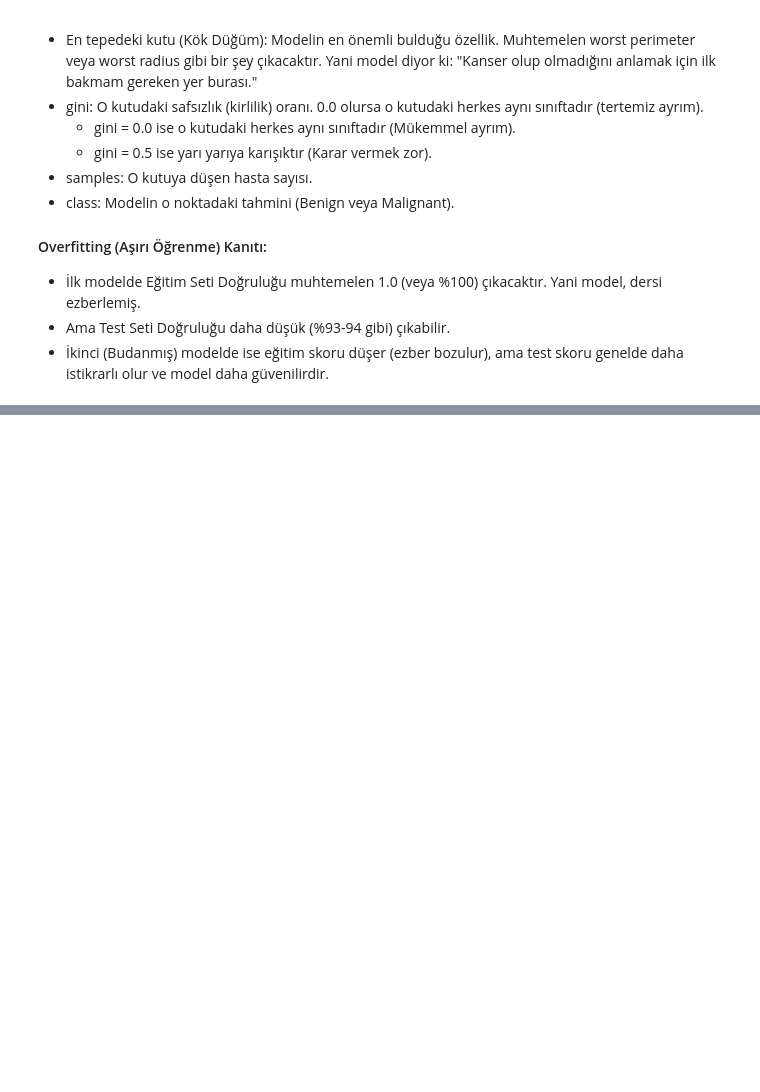
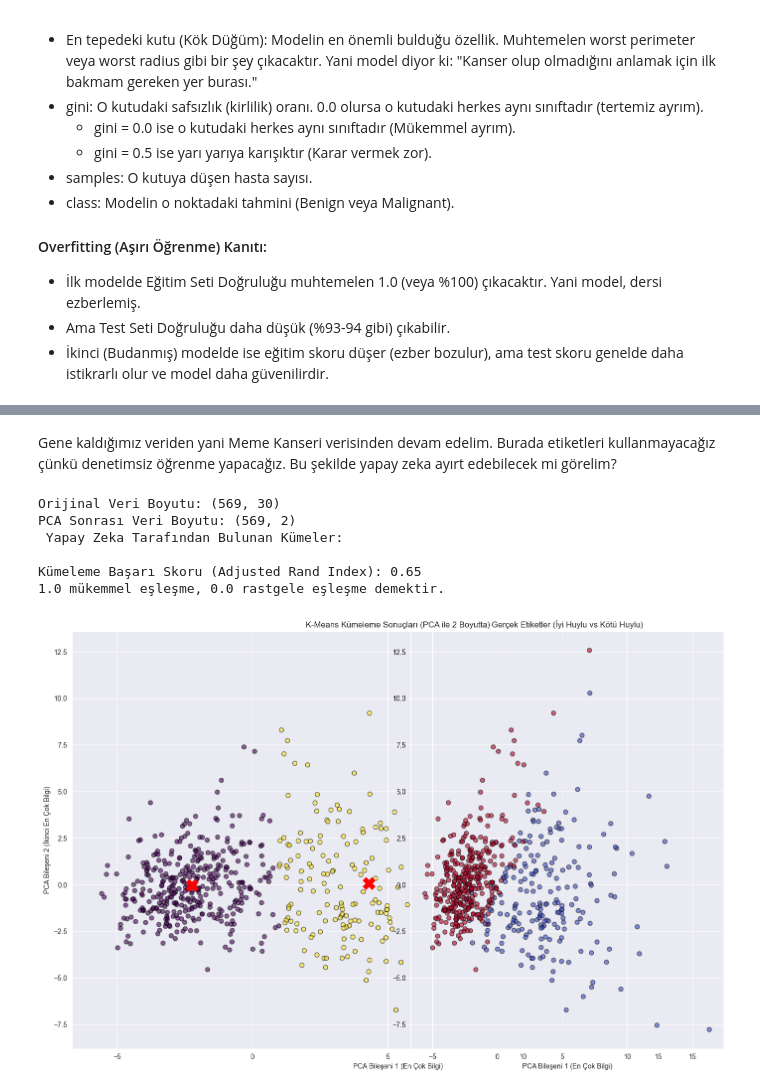
Before and after one commit to MelihKotman/Python-Data-Science-Learnings-With-Doc, a Jupyter notebook: Self-Learnings/learning_lab.ipynb, the cells around one changed output, grey strips where cells are left out. Saved outputs shown, nothing was run; the diff lists cells and outputs as text; code cells hidden in the pictures; blank space fills up the shorter version.

```diff
--- a/Self-Learnings/learning_lab.ipynb
+++ b/Self-Learnings/learning_lab.ipynb
@@ -649,0 +840,68 @@ Test Doğruluğu: 0.95
+# %% [markdown]
+Gene kaldığımız veriden yani Meme Kanseri verisinden devam edelim. Burada etiketleri kullanmayacağız çünkü denetimsiz öğrenme yapacağız. Bu şekilde yapay zeka ayırt edebilecek mi görelim?
+# %%
+import matplotlib.pyplot as plt
+from sklearn.datasets import load_breast_cancer
+from sklearn.preprocessing import StandardScaler # Ölçeklendirme
+from sklearn.cluster import KMeans # Kümeleme
+from sklearn.decomposition import PCA
+import pandas as pd
+import numpy as np
+
+# Veri Setini Hazırlama
+# Model sadece X'i görecek, y(gerçek cevaplar) bizde olacaktır.
+data = load_breast_cancer()
+X = data.data
+y_true = data.target # Gerçek etiketler (0: Kötü Huylu, 1: İyi Huylu) En son değerlendirme için kullanacağız.
+
+print(f"Orijinal Veri Boyutu: {X.shape}") # Orijinal veri boyutu
+
+# Ölçeklendirme (K-Means mesafe bazlıdır, ölçeklendirme gerektirir)
+scaler = StandardScaler()
+X_scaled = scaler.fit_transform(X) # Veriyi ölçeklendirme
+
+# PCA ile Boyut İndirgeme (30 boyuttan 2 boyuta)
+pca = PCA(n_components=2) # 2 bileşene indirgeme
+X_pca = pca.fit_transform(X_scaled) # Veriyi PCA ile dönüştürme
+
+print(f"PCA Sonrası Veri Boyutu: {X_pca.shape}")
+
+# K-Means Modeli (Denetimsiz Öğretme)
+# Biz 2 grup olduğunu bildiğimiz için n_clusters=2 yapıyoruz. (İyi Huylu ve Kötü Huylu)
+kmeans = KMeans(n_clusters=2, random_state=42, n_init=10) # 2 küme, 42 random state, 10 başlangıç
+clusters = kmeans.fit_predict(X_scaled) # PCA ile değil ölçeklendirilmiş veri ile kümeleme yapıyoruz
+
+# Görselleştirme (PCA Düzleminde)
+plt.figure(figsize =(14, 10))
+print(" Yapay Zeka Tarafından Bulunan Kümeler:")
+plt.scatter(X_pca[:, 0], X_pca[:, 1], c=clusters, cmap='viridis', alpha=0.6, edgecolors='k', s= 40) # Küme renkleri
+# Merkezleri de PCA düzleminde çizelim
+centers_pca = pca.transform(kmeans.cluster_centers_) # Merkezleri PCA
+plt.scatter(centers_pca[:, 0], centers_pca[:, 1], c='red', s=300, marker='X', label='Merkezler') # Merkezler
+plt.title("K-Means Kümeleme Sonuçları (PCA ile 2 Boyutta)")
+plt.xlabel('PCA Bileşeni 1 (En Çok Bilgi)')
+plt.ylabel('PCA Bileşeni 2 (İkinci En Çok Bilgi)')
+plt.legend()
+
+# Gerçek Etiketlerle Karşılaştırma
+plt.subplot(1, 2, 2) # 1 satır 2 sütun, 2. grafik
+plt.scatter(X_pca[:, 0], X_pca[:, 1], c=y_true, cmap='coolwarm', alpha=0.6, edgecolors='k', s= 40) # Gerçek etiket renkleri
+plt.title("Gerçek Etiketler (İyi Huylu vs Kötü Huylu)")
+plt.xlabel('PCA Bileşeni 1 (En Çok Bilgi)')
+
+plt.tight_layout()
+
+# Başarı Analizi (Etiket Olmadan Ne Kadar Doğru Sınıflandırdı?)
+# Küme etiketleri rastgele atanabilir, bu yüzden doğruluk oranı %50 civarında olabilir. Grup etiketlerini eşleştirerek değerlendirme yapalım.
+from sklearn.metrics import adjusted_rand_score
+score = adjusted_rand_score(y_true, clusters) # Kümeleme başarısı
+print(f"\nKümeleme Başarı Skoru (Adjusted Rand Index): {score:.2f}")
+print("1.0 mükemmel eşleşme, 0.0 rastgele eşleşme demektir.")
+# %% [output]
+Orijinal Veri Boyutu: (569, 30)
+PCA Sonrası Veri Boyutu: (569, 2)
+ Yapay Zeka Tarafından Bulunan Kümeler:
+
+Kümeleme Başarı Skoru (Adjusted Rand Index): 0.65
+1.0 mükemmel eşleşme, 0.0 rastgele eşleşme demektir.
+[figure, added]
```
Also changed, not shown: parts of 7 cells of this notebook.
